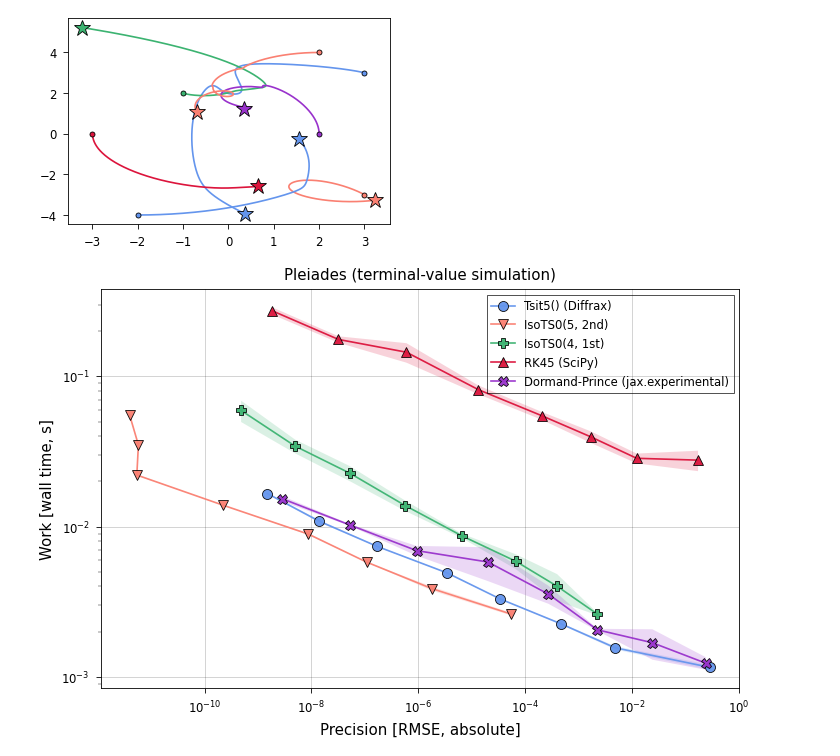
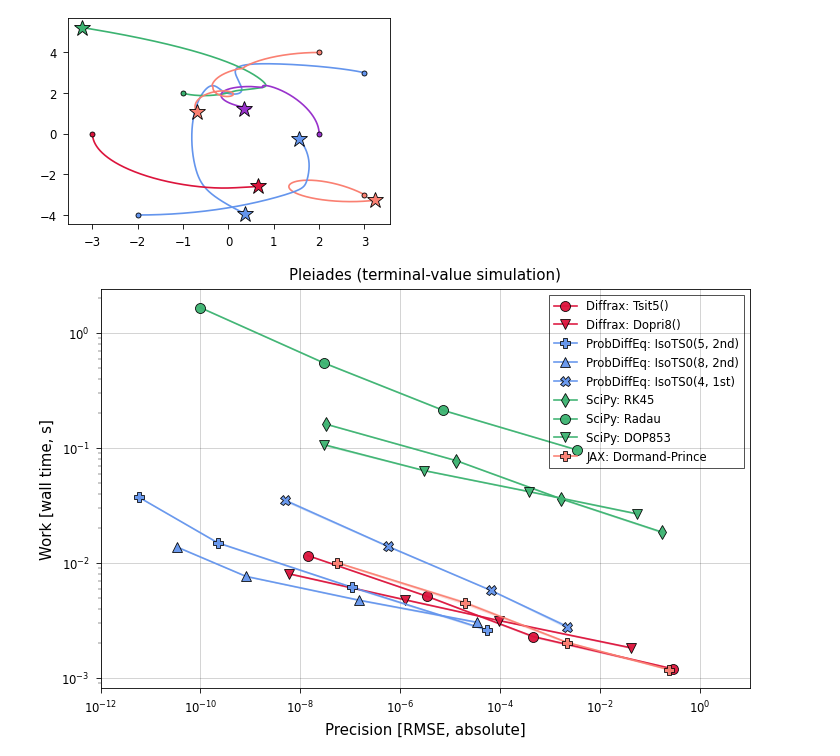
Before and after one commit to pnkraemer/probdiffeq, a Jupyter notebook: docs/benchmarks/pleiades/external.ipynb, the cells around one changed output. Drawn from its saved outputs; the diff is of its cells as text; code cells hidden in the pictures.

```diff
--- a/docs/benchmarks/pleiades/external.ipynb
+++ b/docs/benchmarks/pleiades/external.ipynb
@@ -129,9 +129,9 @@ scipy_solution = scipy.integrate.solve_ivp(
 )
 
 # Select all remaining problem parameters
-rtols = 0.1 ** jnp.arange(3.0, 11.0, step=1.0)
+rtols = 0.1 ** jnp.arange(3.0, 11.0, step=2.0)
 atols = 1e-3 * rtols
-num_repeats = 10  # todo: make bigger
+num_repeats = 3
 error_fn = benchmark.absolute_rmse(solution=scipy_solution.y.T[-1, :14])
 
 solve_fn_2nd = benchmark.probdiffeq_terminal_values()
@@ -180,32 +180,42 @@ def impl_to_method_config(impl, *, key, label):
 def strategy_to_method_config(strategy, *, key, label):
     solver = solvers.DynamicSolver(strategy)
     return workprecision.MethodConfig(
-        method={"solver": solver}, label=label, key=key, jit=True
+        method={"solver": solver},
+        label="ProbDiffEq: " + label,
+        key=key,
+        jit=True,
+        plotting_kwargs={"color": "C0"},
     )
 
 
 def jax_method_config():
     return workprecision.MethodConfig(
         method={},
-        label="Dormand-Prince (jax.experimental)",
+        label="JAX: Dormand-Prince",
         jit=True,
         tols_static=True,
         key="jax",
+        plotting_kwargs={"color": "C1"},
     )
 
 
 def diffrax_method_config(solver, label):
     return workprecision.MethodConfig(
         method={"solver": solver},
-        label=label + " (Diffrax)",
+        label="Diffrax: " + label,
         jit=True,
         key="diffrax",
+        plotting_kwargs={"color": "C3"},
     )
 
 
 def scipy_method_config(method):
     return workprecision.MethodConfig(
-        method={"method": method}, label=method + " (SciPy)", jit=False, key="scipy"
+        method={"method": method},
+        label="SciPy: " + method,
+        jit=False,
+        key="scipy",
+        plotting_kwargs={"color": "C2"},
     )
 # %%
 # The second order solvers receive one additional derivative
@@ -217,19 +227,30 @@ ts0_iso_low = recipes.IsoTS0.from_params(num_derivatives=num_derivatives)
 ts0_iso_low_2nd = recipes.IsoTS0.from_params(
     ode_order=2, num_derivatives=num_derivatives + 1
 )
+ts0_iso_low_2nd_high = recipes.IsoTS0.from_params(
+    ode_order=2, num_derivatives=num_derivatives + 4
+)
 
 # Methods
 methods = [
     diffrax_method_config(solver=diffrax.Tsit5(), label="Tsit5()"),
+    diffrax_method_config(solver=diffrax.Dopri8(), label="Dopri8()"),
     impl_to_method_config(
         ts0_iso_low_2nd,
         key="probdiffeq-second",
         label=f"IsoTS0({num_derivatives+1}, 2nd)",
     ),
     impl_to_method_config(
+        ts0_iso_low_2nd_high,
+        key="probdiffeq-second",
+        label=f"IsoTS0({num_derivatives+4}, 2nd)",
+    ),
+    impl_to_method_config(
         ts0_iso_low, key="probdiffeq-first", label=f"IsoTS0({num_derivatives}, 1st)"
     ),
     scipy_method_config(method="RK45"),
+    scipy_method_config(method="Radau"),
+    scipy_method_config(method="DOP853"),
     jax_method_config(),
 ]
 # %%
@@ -237,12 +258,13 @@ results = workprecision.create(problem=problem_config, methods=methods)
 # %%
 fig, ax = plt.subplots(figsize=(6, 4))
 fig, ax = workprecision.plot(
     results=results,
     fig=fig,
     ax=ax,
     title=problem_config.label,
     xlabel_unit=problem_config.error_unit,
 )
+ax.set_xlim((1e-12, 1e1))
 plt.show()
 # %% [output]
-[figure, old version]
+[figure, new version]
```
Also changed, not shown: parts of 1 cell of this notebook, 10 other files.
